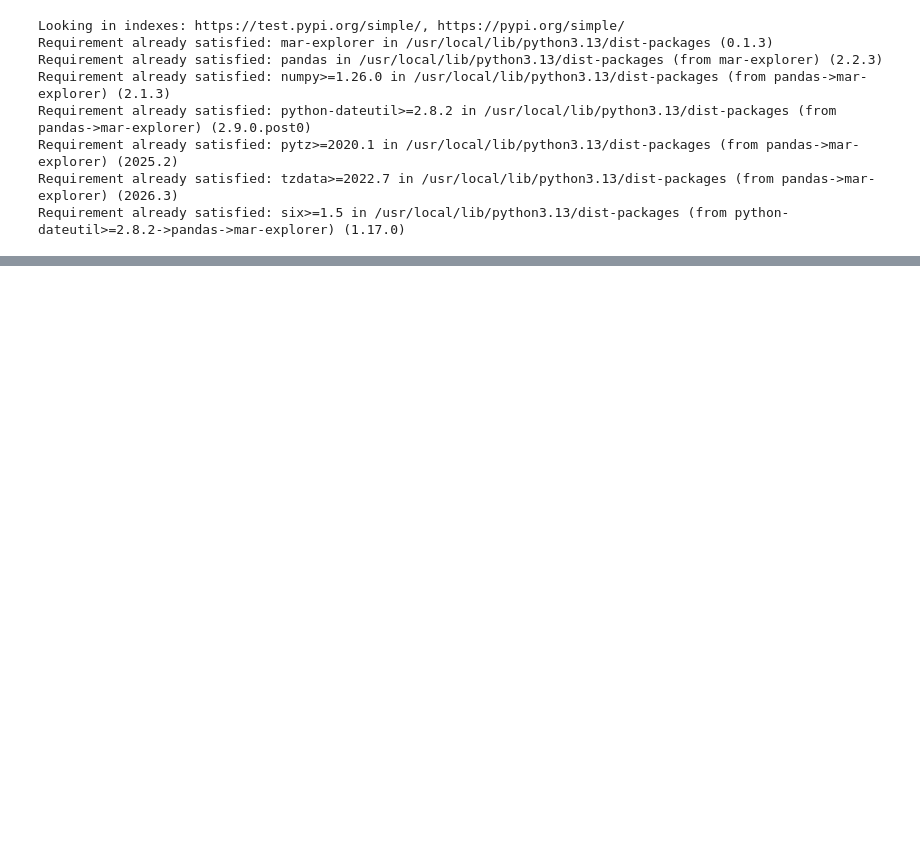
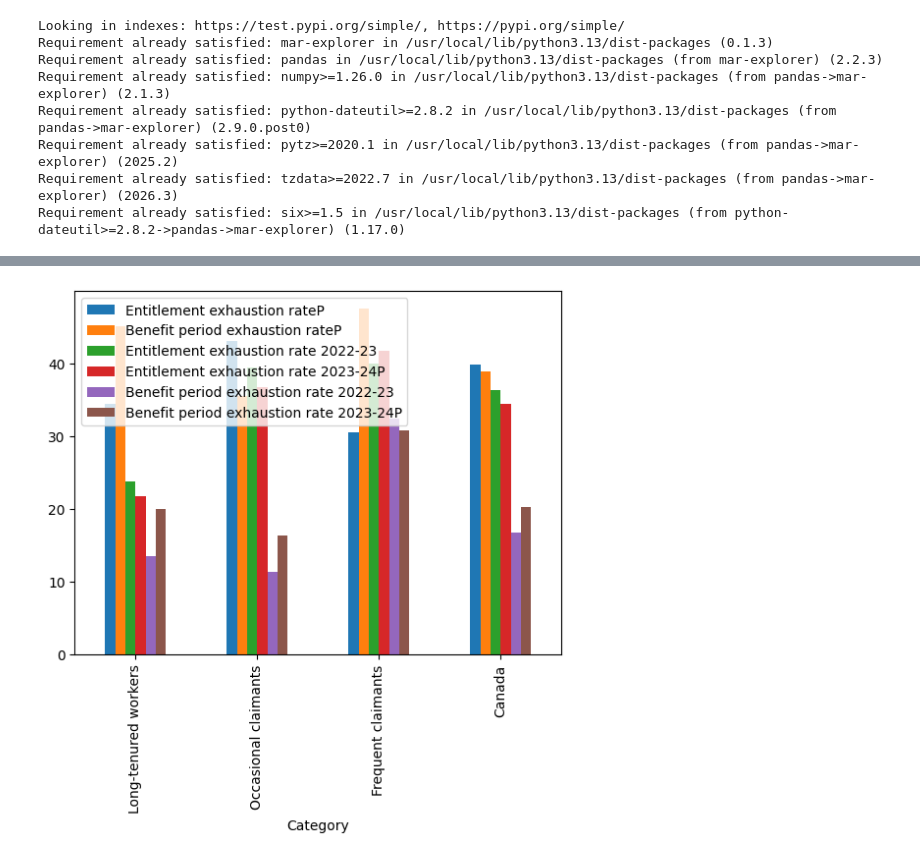
Before and after one commit to oliviergentil/MAR_Explorer, a Jupyter notebook: exemple.ipynb, the cells around one changed output, grey strips where cells are left out. Saved outputs shown, nothing was run; the diff lists cells and outputs as text; code cells hidden in the pictures; blank space fills up the shorter version.

```diff
--- a/exemple.ipynb
+++ b/exemple.ipynb
@@ -88,0 +137,9 @@ exhaustion
+# %%
+exhaustion.iloc[19:].plot(
+    x="Category",
+    kind="bar",
+)
+
+plt.show()
+# %% [output]
+[figure, added]
```
Also changed, not shown: parts of 11 cells of this notebook.
